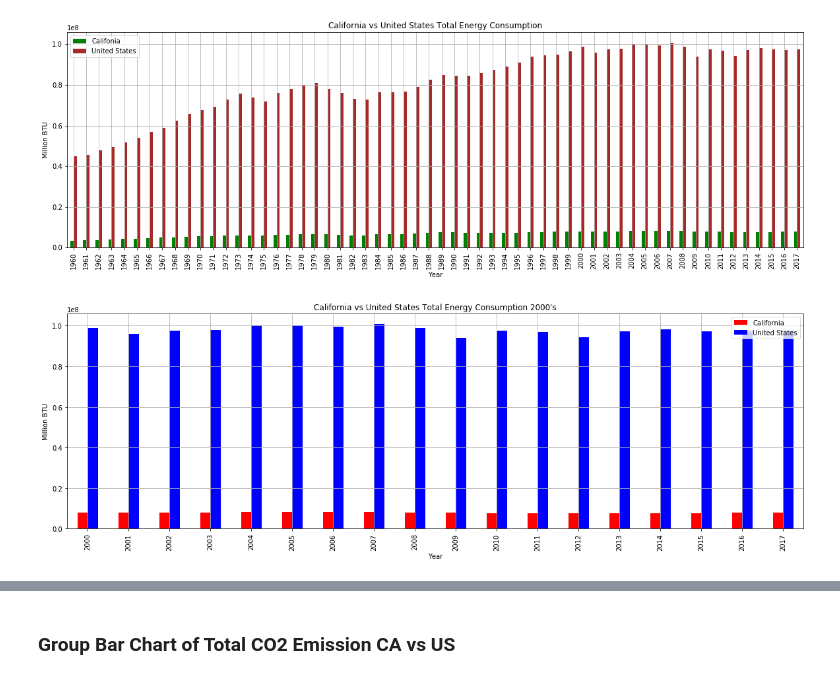
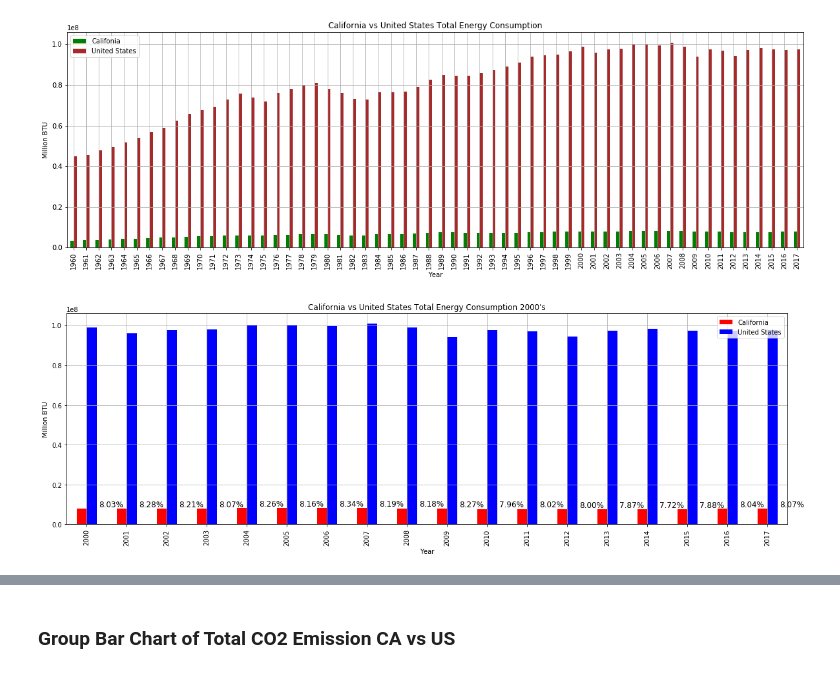
Before and after one commit to david-kishi/US_Energy_Consumption_Analysis, a Jupyter notebook: Analysis/Energy Consumption and CO2 Emission Analysis.ipynb, the cells around one changed output, grey strips where cells are left out. Saved outputs shown, nothing was run; the diff lists cells and outputs as text; code cells hidden in the pictures.

```diff
--- a/Analysis/Energy Consumption and CO2 Emission Analysis.ipynb
+++ b/Analysis/Energy Consumption and CO2 Emission Analysis.ipynb
@@ -254,15 +254,20 @@ plt.show()
 # %%
 #filter data to only Year 2000s
 TEC_CAvsUS_2000s = TEC_CAvsUS.reset_index()
 TEC_CAvsUS_filtered = TEC_CAvsUS_2000s[TEC_CAvsUS_2000s['Year'] > 1999]
 TEC_CAvsUS_filtered = TEC_CAvsUS_filtered.set_index('Year')
 TEC_CAvsUS_filtered = TEC_CAvsUS_filtered.sort_values('Year')
 ax = TEC_CAvsUS_filtered.plot(kind='bar', figsize=(20,6),color=['r', 'b'])
 plt.title("California vs United States Total Energy Consumption 2000's")
 plt.legend(['California','United States'])
 plt.xlabel('Year')
 plt.ylabel('Million BTU')
 plt.grid(axis='both')
+
+TEC_CAvsUS_filtered['CA_PCT'] = 100 * TEC_CAvsUS_filtered.TETCB_CA / TEC_CAvsUS_filtered.TETCB_US
+for i, val, val_ca in zip(range(len(TEC_CAvsUS_filtered.CA_PCT)),TEC_CAvsUS_filtered.CA_PCT, TEC_CAvsUS_filtered.TETCB_CA):
+    plt.annotate(f'{val:0.2f}%', (i + 0.3, val_ca+1000000), xycoords='data', color='black', size=12)
+
 plt.show()
 # %% [output]
-[figure, old version]
+[figure, new version]
```
Also changed, not shown: parts of 7 cells of this notebook.
